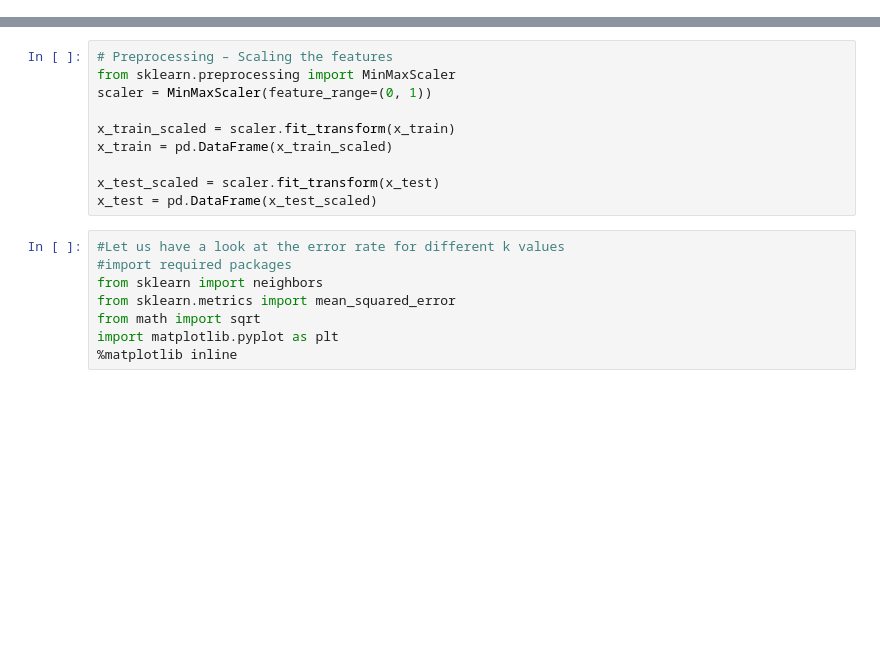
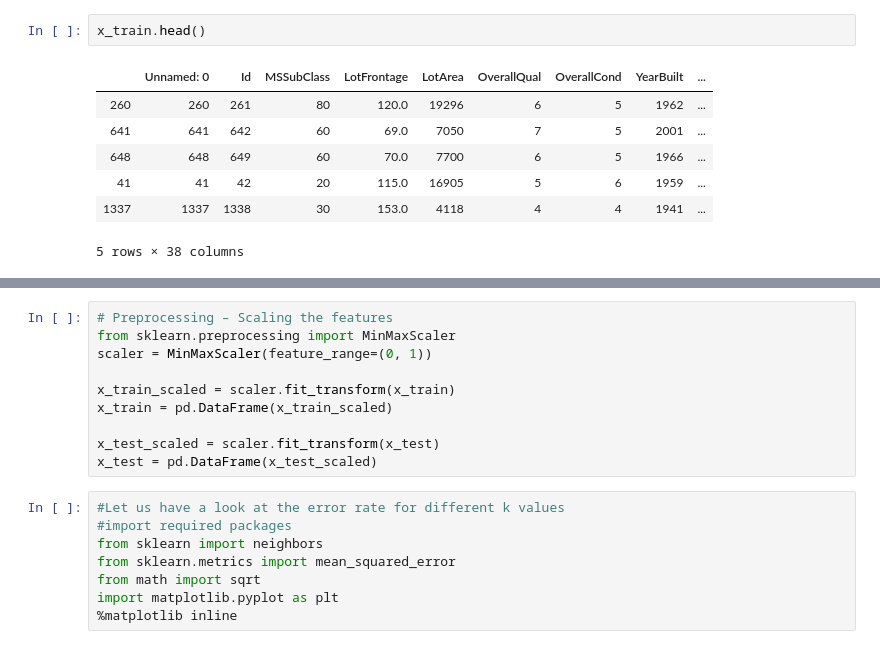
Before and after one commit to DataMining-GPABT/PredictPriceHouse, a Jupyter notebook: SourceCode/12_KNN_Classifier.ipynb, the cells around one changed output, grey strips where cells are left out. Drawn from its saved outputs; the diff is of its cells as text; blank space fills up the shorter version.

```diff
--- a/SourceCode/12_KNN_Classifier.ipynb
+++ b/SourceCode/12_KNN_Classifier.ipynb
@@ -67 +74,11 @@ print(y_test.shape)
 (438,)
+# %%
+x_train.head()
+# %% [output]
+|  | Unnamed: 0 | Id | MSSubClass | LotFrontage | LotArea | OverallQual | OverallCond | YearBuilt | ... |
+| 260 | 260 | 261 | 80 | 120.0 | 19296 | 6 | 5 | 1962 | ... |
+| 641 | 641 | 642 | 60 | 69.0 | 7050 | 7 | 5 | 2001 | ... |
+| 648 | 648 | 649 | 60 | 70.0 | 7700 | 6 | 5 | 1966 | ... |
+| 41 | 41 | 42 | 20 | 115.0 | 16905 | 5 | 6 | 1959 | ... |
+| 1337 | 1337 | 1338 | 30 | 153.0 | 4118 | 4 | 4 | 1941 | ... |
+5 rows × 38 columns
```
Also changed, not shown: parts of 16 cells of this notebook.
